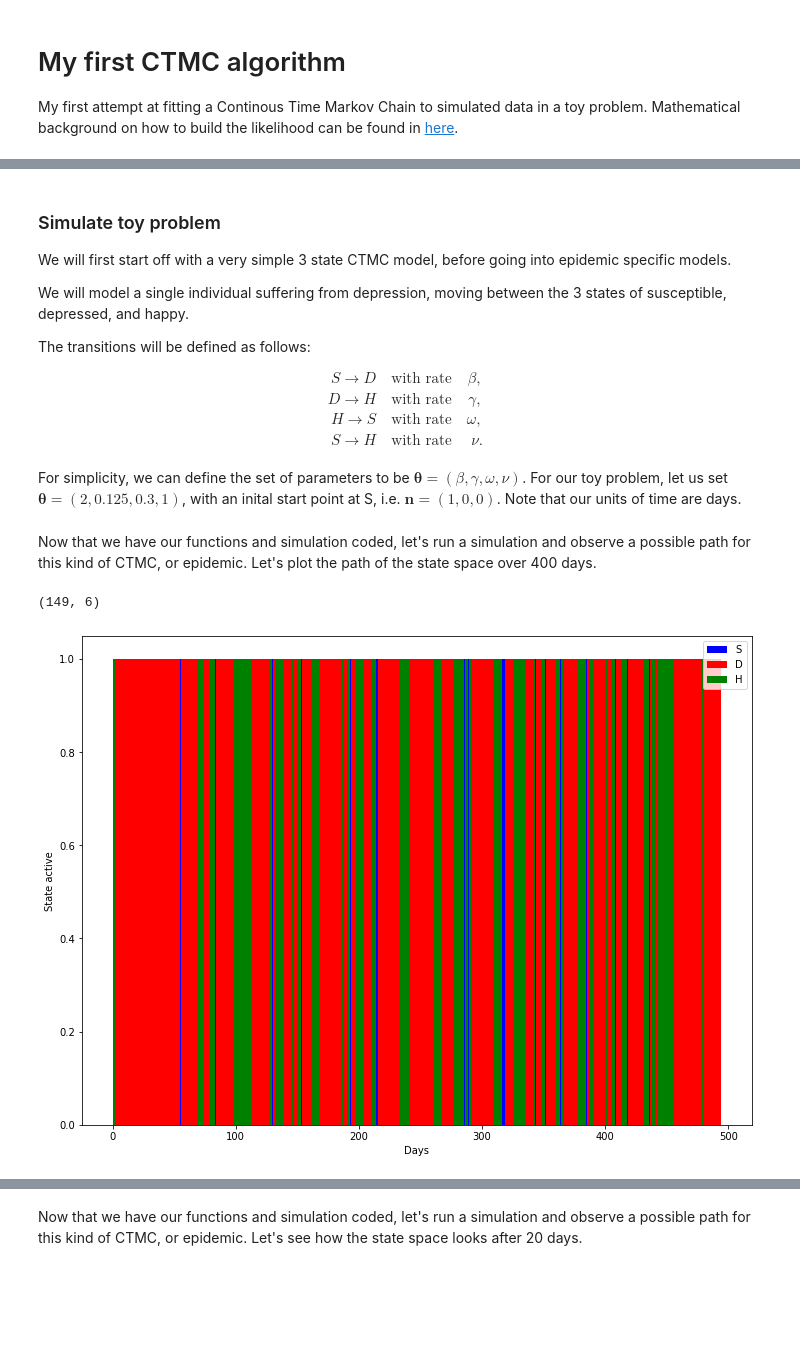
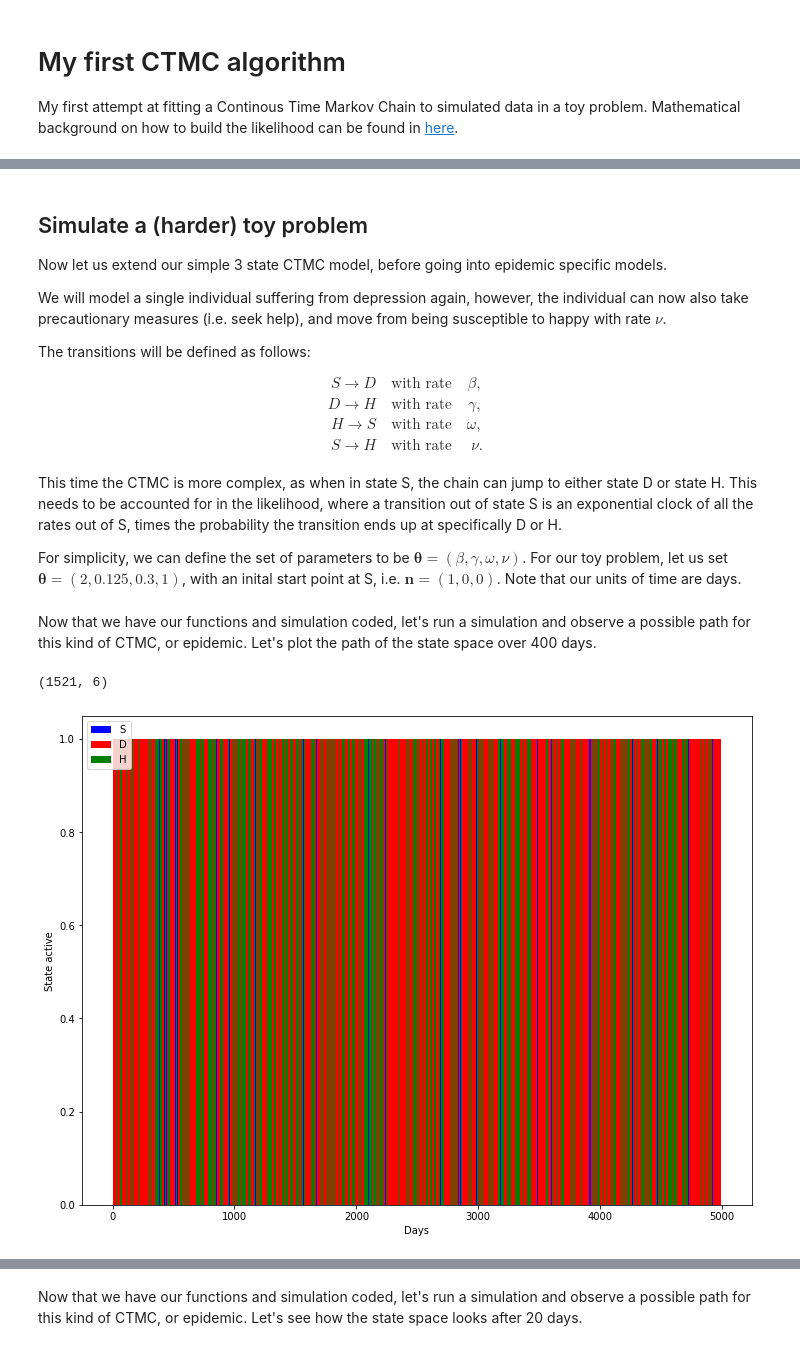
Before and after one commit to tdennisliu/algorithms_tutorials, a Jupyter notebook: ctmc/ctmc-sirs.ipynb, the cells around one changed output, grey strips where cells are left out. Saved outputs shown, nothing was run; the diff lists cells and outputs as text; code cells hidden in the pictures; blank space fills up the shorter version.

Commit message:
Working code and correct likelihoods used for complex models.

```diff
--- a/ctmc/ctmc-sirs.ipynb
+++ b/ctmc/ctmc-sirs.ipynb
@@ -5,9 +181,9 @@ My first attempt at fitting a Continous Time Markov Chain to simulated data in a
 # %% [markdown]
-### Simulate toy problem
+## Simulate a (harder) toy problem
 
-We will first start off with a very simple 3 state CTMC model, before going into epidemic specific models.
+Now let us extend our simple 3 state CTMC model, before going into epidemic specific models.
 
-We will model a single individual suffering from depression, moving between the 3 states of susceptible, depressed, and happy.
+We will model a single individual suffering from depression again, however, the individual can now also take precautionary measures (i.e. seek help), and move from being susceptible to happy with rate $\nu$.
 
 The transitions will be defined as follows:
 
@@ -18,6 +194,8 @@ H \to S & &\text{with rate} & &\omega,\\
 S \to H & &\text{with rate} & &\nu.\\
 \end{align}
 
+This time the CTMC is more complex, as when in state S, the chain can jump to either state D or state H. This needs to be accounted for in the likelihood, where a transition out of state S is an exponential clock of all the rates out of S, times the probability the transition ends up at specifically D or H.
+
 For simplicity, we can define the set of parameters to be $\boldsymbol{\theta} = (\beta, \gamma, \omega, \nu)$. For our toy problem, let us set $\boldsymbol{\theta} = ( 2, 0.125, 0.3, 1)$, with an inital start point at S, i.e. $\boldsymbol{n} = (1,0,0)$. Note that our units of time are days.
 # %%
 class ctmc:
@@ -34,7 +212,7 @@ class ctmc:
     def transition(self):
         #First define transition movements
 
-        def infection():
+        def depression():
             #being depressed
             self.current[0] -= 1
             self.current[1] += 1
@@ -54,7 +232,7 @@ class ctmc:
 
         #map the functions to the respective index in the transition
         map_transitions = {
-            0 : infection,
+            0 : depression,
             1 : recovery,
             2 : waning,
             3 : vacc,
@@ -84,7 +262,7 @@ class ctmc:
         time = 0
         observations = []
         while time < simtime:
-            S,D,H, = self.current.copy()
+            S,D,H = self.current.copy()
             dt, s = self.transition()
 
             time += dt
@@ -99,33 +277,33 @@ Now that we have our functions and simulation coded, let's run a simulation and
 # %%
 import numpy as np
 import matplotlib.pyplot as plt
 import pandas as pd
 
 
 init = np.array((1,0,0))
 beta = 2
 gamma = 0.125
 omega = 0.3
 nu = 1
 
 toy = ctmc(beta, gamma, omega,nu, init)
-obs = toy.simulate(500)
+obs = toy.simulate(5000)
 
 data = pd.DataFrame(obs, columns = ['time','dt','transition','S','D','H'])
 data.time = data.time.shift(1).fillna(0)
 #print(data)
 print(data.shape)
 fig,ax = plt.subplots(figsize=(12,9))
 ax.bar(data.time, data.S, width=data.dt, align='edge', label='S', color='b')
 ax.bar(data.time, data.D, width=data.dt, align='edge', label='D', color = 'r')
 ax.bar(data.time, data.H, width=data.dt, align='edge', label='H', color='g')
 ax.set_xlabel("Days")
 ax.set_ylabel("State active")
 plt.legend()
 plt.show()
 # %% [output]
-(149, 6)
+(1521, 6)
-[figure, old version]
+[figure, new version]
 # %%
 import pystan
 
```
Also changed, not shown: parts of 15 cells of this notebook.
